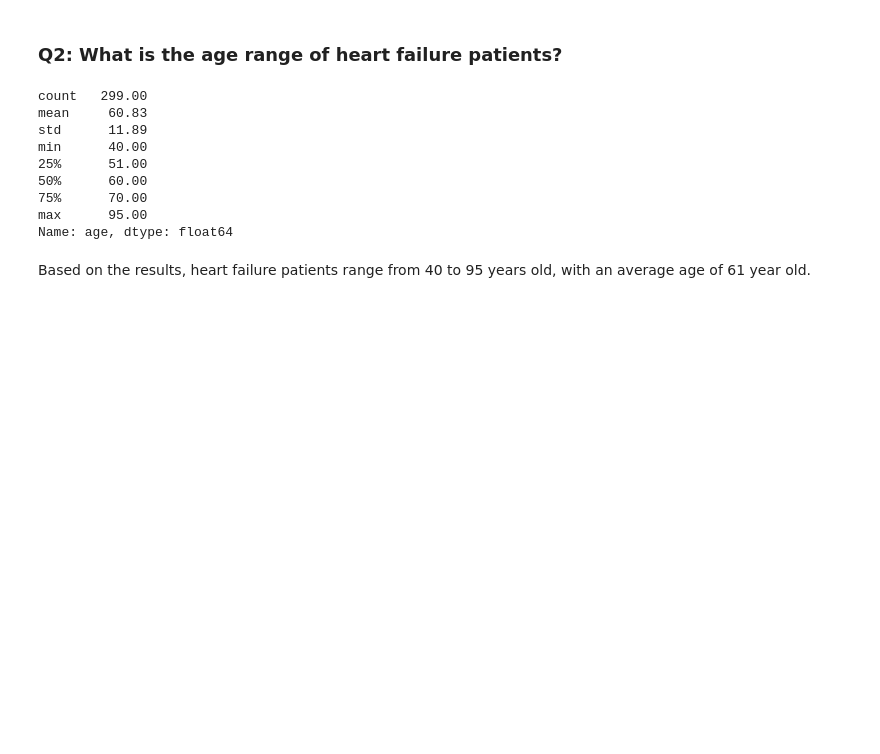
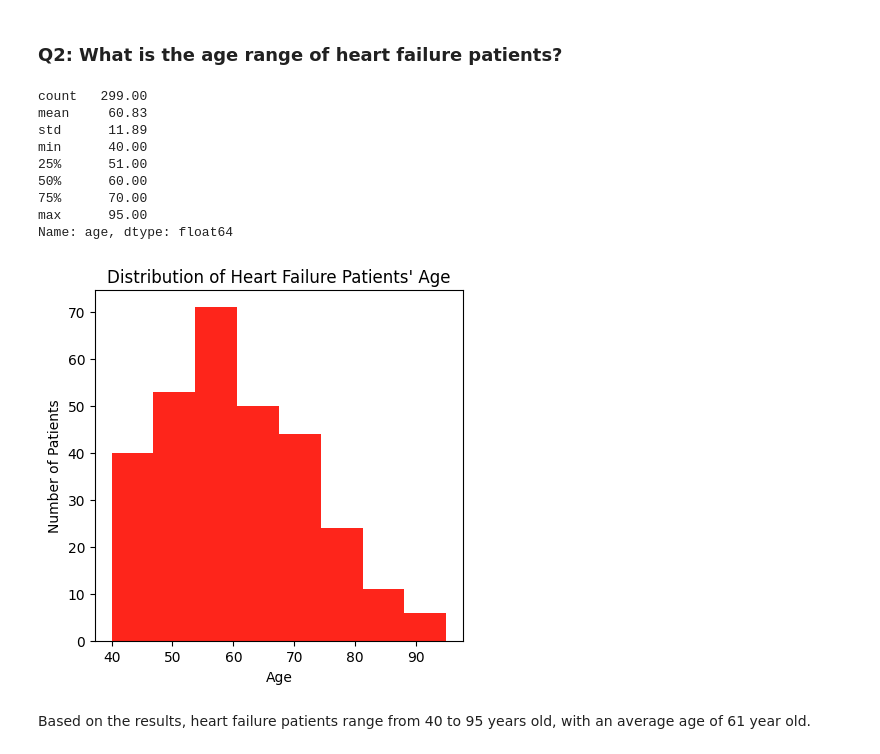
Before and after one commit to Jiangnanwhale/Heart-to-Say-Medical-Dashboard, a Jupyter notebook: assets/EDA.ipynb, the cells around one changed output. Cells and saved outputs as stored; diff of their text form; code cells hidden in the pictures; blank space fills up the shorter version.

```diff
--- a/assets/EDA.ipynb
+++ b/assets/EDA.ipynb
@@ -704,6 +714,18 @@ min      40.00
 75%      70.00
 max      95.00
 Name: age, dtype: float64
+# %%
+colors = ['#FE251B', '#FFFFFF']
+
+fig, ax = plt.subplots(figsize = (4.75,4.55))
+ax.hist(data["age"], bins=8, color=colors[0])
+ax.set_xlabel("Age")
+ax.set_ylabel("Number of Patients")
+title = "Distribution of Heart Failure Patients' Age"
+plt.title(title)
+plt.show()
+# %% [output]
+[figure, added]
 # %% [markdown]
 Based on the results, heart failure patients range from 40 to 95 years old, with an average age of 61 year old.
 # %% [markdown]
```
Also changed, not shown: parts of 14 cells of this notebook.
